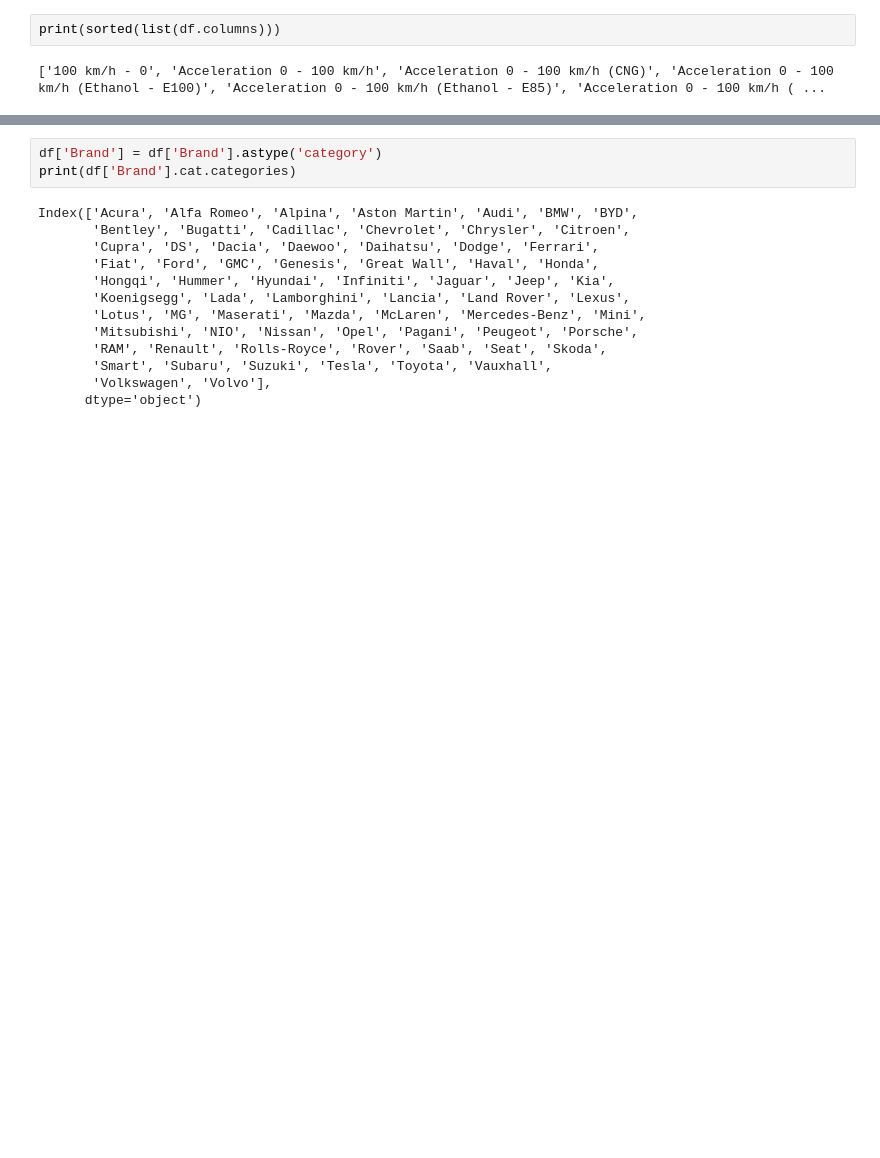
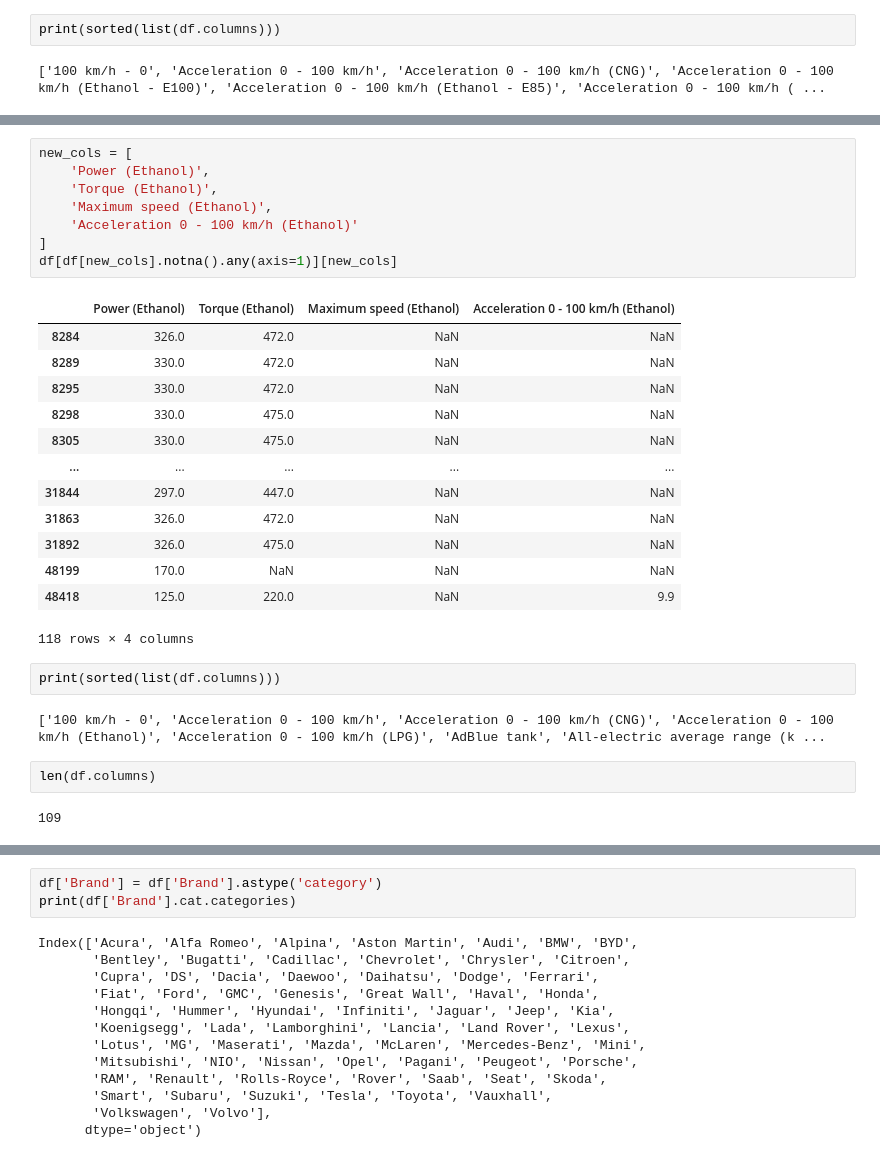
Before and after one commit to MMaikov/CarsDataset, a Jupyter notebook: AutoCarsDatasetCleaning.ipynb, the cells around one changed output, grey strips where cells are left out. Cells and saved outputs as stored; diff of their text form; blank space fills up the shorter version.

```diff
--- a/AutoCarsDatasetCleaning.ipynb
+++ b/AutoCarsDatasetCleaning.ipynb
@@ -309,0 +408,30 @@ co2_fuel_cols = [
+# %%
+new_cols = [
+    'Power (Ethanol)',
+    'Torque (Ethanol)',
+    'Maximum speed (Ethanol)',
+    'Acceleration 0 - 100 km/h (Ethanol)'
+]
+df[df[new_cols].notna().any(axis=1)][new_cols]
+# %% [output]
+|  | Power (Ethanol) | Torque (Ethanol) | Maximum speed (Ethanol) | Acceleration 0 - 100 km/h (Ethanol) |
+| 8284 | 326.0 | 472.0 | NaN | NaN |
+| 8289 | 330.0 | 472.0 | NaN | NaN |
+| 8295 | 330.0 | 472.0 | NaN | NaN |
+| 8298 | 330.0 | 475.0 | NaN | NaN |
+| 8305 | 330.0 | 475.0 | NaN | NaN |
+| ... | ... | ... | ... | ... |
+| 31844 | 297.0 | 447.0 | NaN | NaN |
+| 31863 | 326.0 | 472.0 | NaN | NaN |
+| 31892 | 326.0 | 475.0 | NaN | NaN |
+| 48199 | 170.0 | NaN | NaN | NaN |
+| 48418 | 125.0 | 220.0 | NaN | 9.9 |
+118 rows × 4 columns
+# %%
+print(sorted(list(df.columns)))
+# %% [output]
+['100 km/h - 0', 'Acceleration 0 - 100 km/h', 'Acceleration 0 - 100 km/h (CNG)', 'Acceleration 0 - 100 km/h (Ethanol)', 'Acceleration 0 - 100 km/h (LPG)', 'AdBlue tank', 'All-electric average range (k ...
+# %%
+len(df.columns)
+# %% [output]
+109
```
Also changed, not shown: parts of 73 cells of this notebook, 42 other files.
